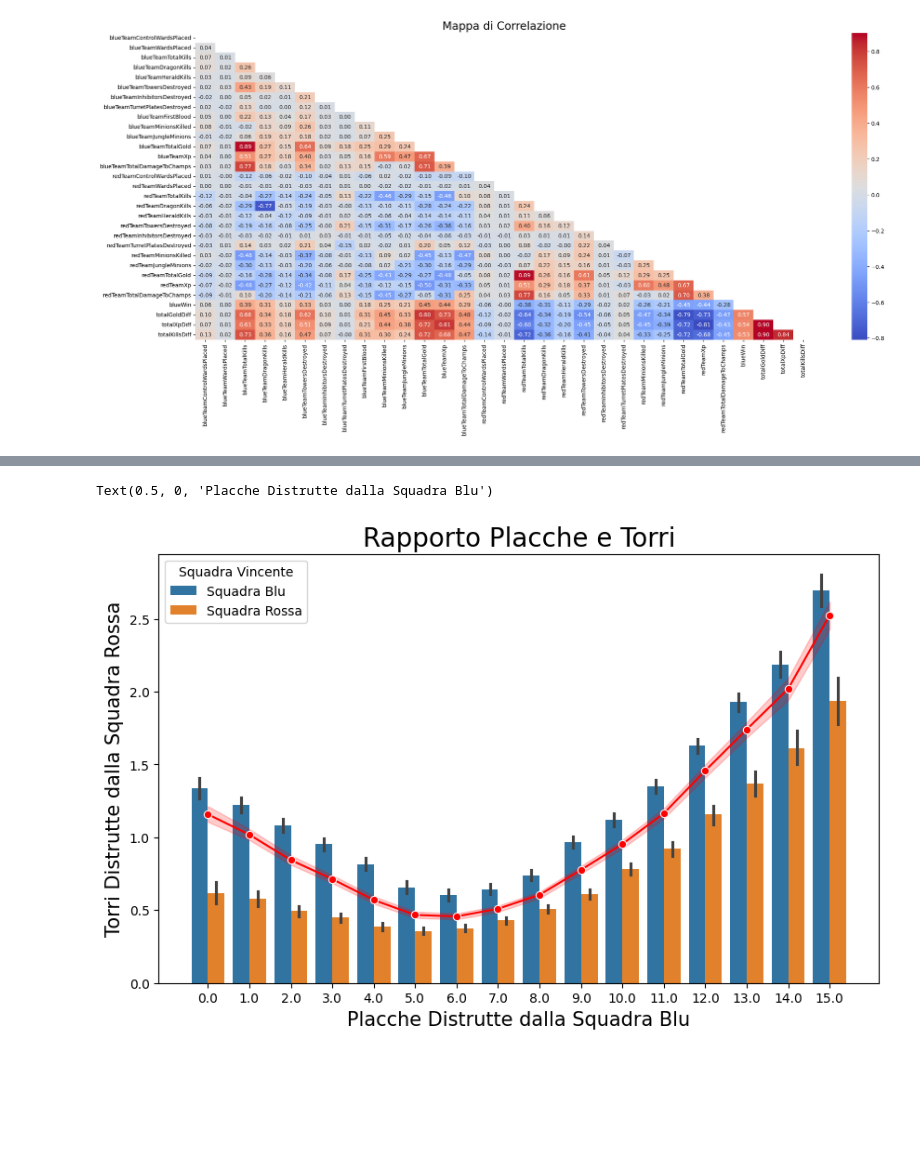
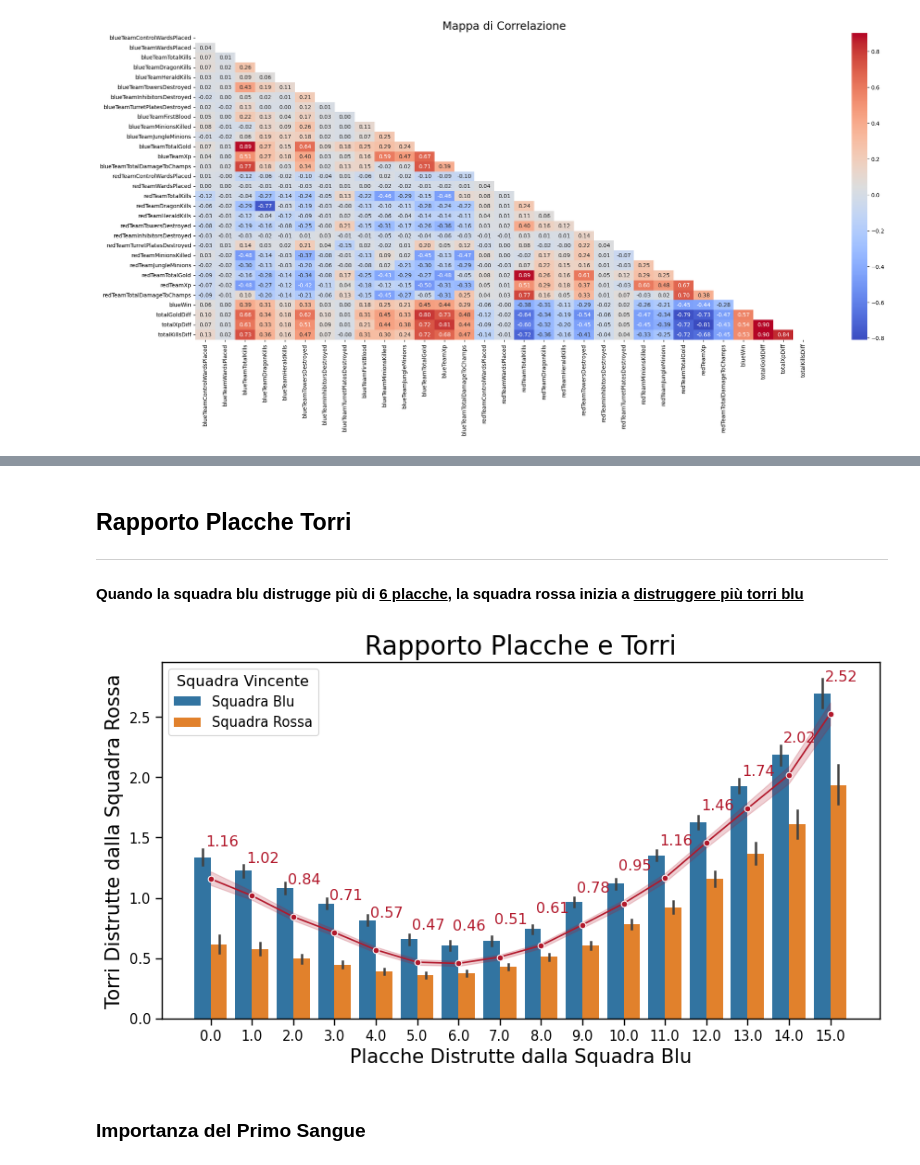
Before and after one commit to KOlCIqwq/Data_Science_Project, a Jupyter notebook: Final_Project/Main.ipynb, the cells around one changed output, grey strips where cells are left out. Saved outputs shown, nothing was run; the diff lists cells and outputs as text; code cells hidden in the pictures; blank space fills up the shorter version.

```diff
--- a/Final_Project/Main.ipynb
+++ b/Final_Project/Main.ipynb
@@ -293,16 +337,16 @@ total_matches = len(df)
 blueWinpercent = (blueWinMatch / total_matches) * 100
 redWinMatch = total_matches - df['blueWin'].sum()
 redWinpercent = (redWinMatch / total_matches) * 100
-print(redWinpercent)
-print(blueWinpercent)
+#print(redWinpercent)
+#print(blueWinpercent)
 # Create a DataFrame for visualization
 # Need to add the point of difference between 2 bars
 win_data = pd.DataFrame({
     'Team': ['Blue', 'Red'],
     'Wins': [blue_wins, red_wins]
 })
-display(win_data)
-plt.figure(figsize=(6,6))
+#display(win_data)
+plt.figure(figsize=(10,5))
 barplot = sns.barplot(x='Team', y = 'Wins', data=win_data, hue="Team",palette={"Blue":"#67a9cf","Red":"#ff8a76"})
 plt.ylim(22000,23000)
 plt.title("Partite Vinte Dalle Squadre Diverse", fontsize=15)
@@ -322,7 +366,7 @@ for p in barplot.patches:
         barplot.text(
                 x = p.get_x() + p.get_width() / 2.,
                 y = (height + 22000) /2,
-                s = '{:0.3f}'.format((blue_wins / total_matches) * 100) + "%",
+                s = '{:0.2f}'.format((blue_wins / total_matches) * 100) + "%",
                 ha="center",
                 va="bottom"
                 )
@@ -331,7 +375,7 @@ for p in barplot.patches:
          barplot.text(
                 x = p.get_x() + p.get_width() / 2.,
                 y = (height + 22000) /2,
-                s = '{:0.3f}'.format((red_wins / total_matches) * 100) + "%",
+                s = '{:0.2f}'.format((red_wins / total_matches) * 100) + "%",
                 ha="center",
                 va="bottom"
             )
@@ -365,26 +384,37 @@ The transparent part of the trend line represents the confidence interval around
+# %% [markdown]
+## Rapporto Placche Torri
+----
+#### Quando la squadra blu distrugge più di <ins>6 placche</ins>, la squadra rossa inizia a <ins>distruggere più torri blu</ins>
 # %%
 #sns.scatterplot(data=df, x="blueTeamTurretPlatesDestroyed", y = "redTeamTowersDestroyed")
 #sns.boxenplot(data=df, x="blueTeamTurretPlatesDestroyed", y = "redTeamTowersDestroyed", hue="blueWin")
-plt.figure(figsize=(10,6)) # Ensure that the values on x can be read
+plt.figure(figsize=(10,5)) # Ensure that the values on x can be read
 # On Y axis it did a gruopby blueteamturreplates, that's cause of the mid values and not integers
 barp = sns.barplot(data=df, x="blueTeamTurretPlatesDestroyed", y = "redTeamTowersDestroyed", hue="blueWin")
 
 #mean_values = df.groupby('blueTeamTurretPlatesDestroyed')['redTeamTowersDestroyed'].mean().reset_index()
 #sns.lineplot(data=mean_values,x="blueTeamTurretPlatesDestroyed", y = "redTeamTowersDestroyed", color="black", marker="o")
 # It lineplot auto did the mean values
-meanline = sns.lineplot(data=df,x="blueTeamTurretPlatesDestroyed", y = "redTeamTowersDestroyed", color="red", marker="o")
+meanline = sns.lineplot(data=df,x="blueTeamTurretPlatesDestroyed", y = "redTeamTowersDestroyed", color="#b2182b", marker="o")
 
 # Modify the Legend from bluewin = 0.0 to BlueWin
 plt.legend(title="Squadra Vincente")
 legend = plt.gca().get_legend()
 for text in legend.texts:
     if text.get_text() == '0.0':
         text.set_text('Squadra Blu')
     elif text.get_text() == '1.0':
         text.set_text('Squadra Rossa')
-plt.title("Rapporto Placche e Torri",fontsize=20)
-plt.ylabel("Torri Distrutte dalla Squadra Rossa",fontsize=15)
-plt.xlabel("Placche Distrutte dalla Squadra Blu",fontsize=15)
+
+line = meanline.lines[32]
+for x, y in zip(line.get_xdata(), line.get_ydata()):
+    plt.text(x + 0.27, y + 0.25, f'{y:.2f}', color='#b2182b', ha='center', va='bottom')
+
+# Adding semicol. to suppress the output of label
+plt.title("Rapporto Placche e Torri",fontsize=20);
+plt.ylabel("Torri Distrutte dalla Squadra Rossa",fontsize=15);
+plt.xlabel("Placche Distrutte dalla Squadra Blu",fontsize=15);
 # %% [output]
-Text(0.5, 0, 'Placche Distrutte dalla Squadra Blu')
-[figure, old version]
+[figure, new version]
+# %% [markdown]
+### Importanza del Primo Sangue
```
Also changed, not shown: parts of 38 cells of this notebook.
